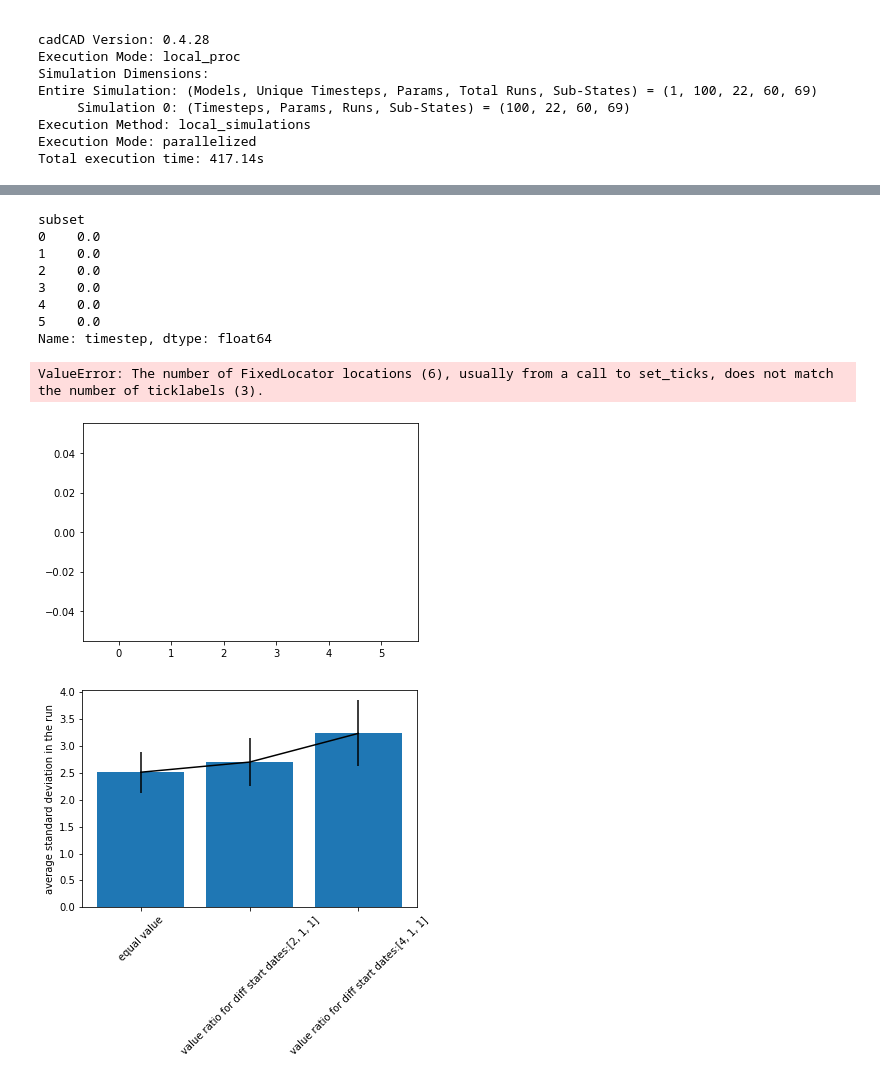
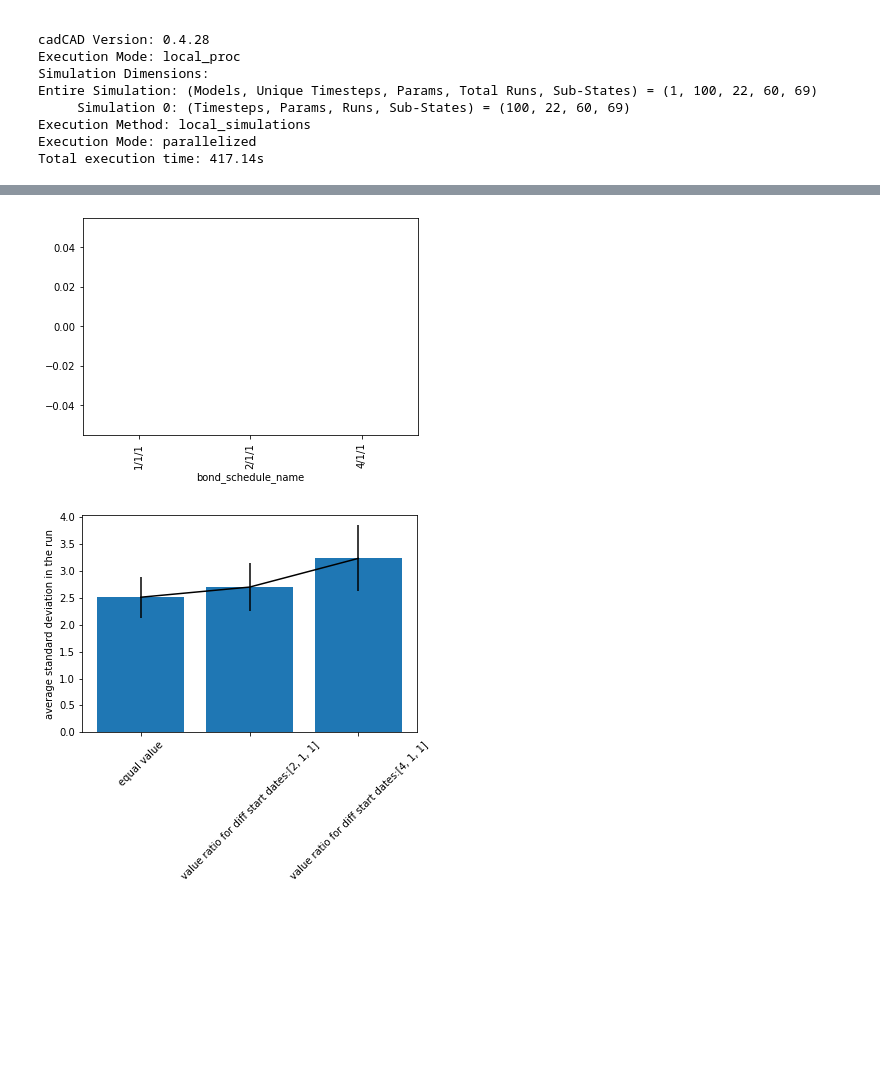
Before and after one commit to OlympusDAO/olympus-digital-twin, a Jupyter notebook: ohmbond_research.ipynb, the cells around one changed output, grey strips where cells are left out. Saved outputs shown, nothing was run; the diff lists cells and outputs as text; code cells hidden in the pictures; blank space fills up the shorter version.

Commit message:
Modify interrupt timestep code

```diff
--- a/ohmbond_research.ipynb
+++ b/ohmbond_research.ipynb
@@ -130,21 +132,14 @@ df1.to_csv("bond_research_runs1.csv")
 # %%
 import pandas as pd
 df1 = pd.read_csv("bond_research_runs1.csv", index_col=0)
+number_steps = 100
 # %%
 from model.utility.visualization import plot_simu_interruption_rate
 plot_simu_interruption_rate(df1,
-                            number_steps)
+                            number_steps,
+                           ["bond_schedule_name"])
 # %% [output]
-subset
-0    0.0
-1    0.0
-2    0.0
-3    0.0
-4    0.0
-5    0.0
-Name: timestep, dtype: float64
-ValueError: The number of FixedLocator locations (6), usually from a call to set_ticks, does not match the number of ticklabels (3).
-[figure, old version]
+[figure, new version]
 # %%
 from model.utility.visualization import plot_price_standard_deviation
 
```
Also changed, not shown: parts of 2 cells of this notebook, 2 other files.
